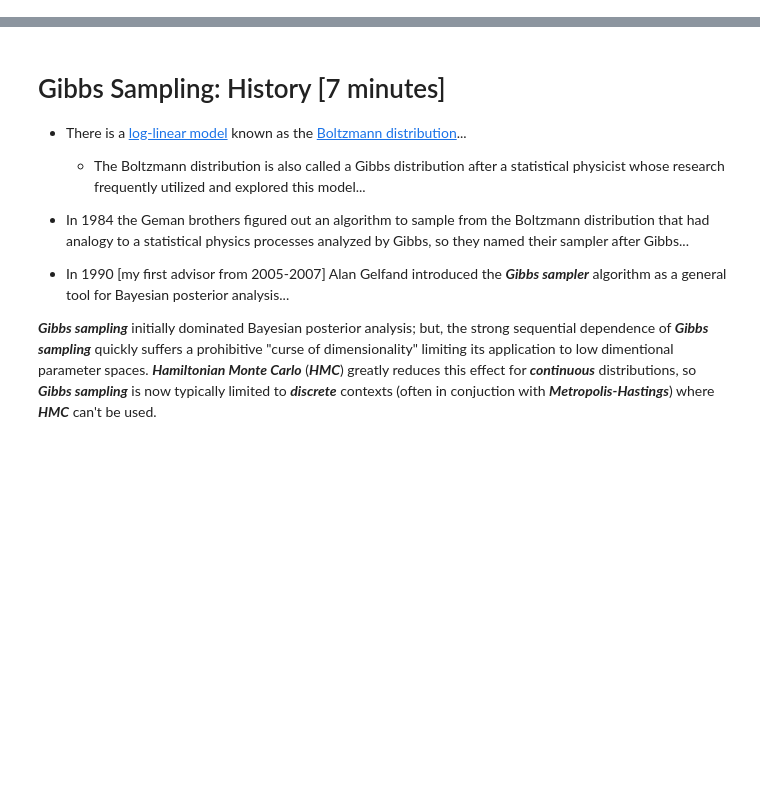
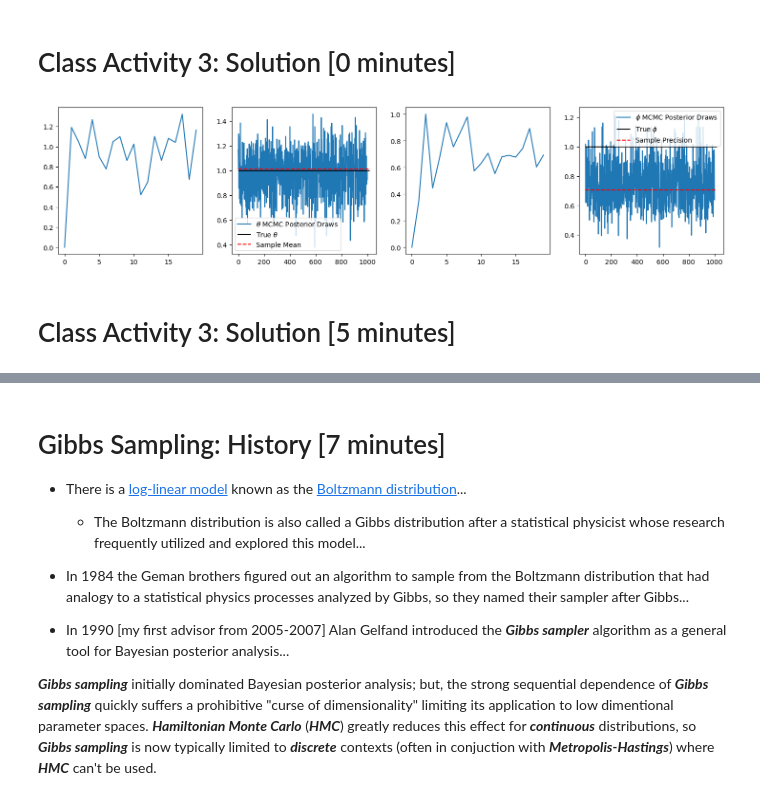
Before and after one commit to pointOfive/STA365_W24_Bayes, a Jupyter notebook: Bayes3_GibbsPyMCandAutocorrelation.ipynb, the cells around one changed output, grey strips where cells are left out. Drawn from its saved outputs; the diff is of its cells as text; code cells hidden in the pictures; blank space fills up the shorter version.

```diff
--- a/Bayes3_GibbsPyMCandAutocorrelation.ipynb
+++ b/Bayes3_GibbsPyMCandAutocorrelation.ipynb
@@ -27,0 +68,26 @@ p(\phi|x, \alpha, \beta, \theta) &={} \text{Gamma}\left(\alpha+\frac{n}{2}, \bet
+# %% [markdown]
+# Class Activity 3: Solution [0 minutes]
+# %%
+# Solution from Leo Watson
+iterations = 1020 # Gibbs Samples
+theta_gibbs_posterior_mcmc_draws,phi_gibbs_posterior_mcmc_draws = np.zeros(iterations+1),np.zeros(iterations+1)
+# initial_theta,initial_phi = 0,0 # Not really an initial phi as we'll do the phi first per update
+# Ideally we want our initial values near the "typical set" which along with similar density values
+# comprise the large majority of the probability of the distribution so the convergence is faster
+np.random.seed(123)
+for i in range(1, iterations + 1):
+    theta_old = theta_gibbs_posterior_mcmc_draws[i-1]
+
+    phi_new = stats.gamma(a = alpha+n/2, scale = (1/(beta+1/2*sum((x-theta_old)**2)))).rvs()
+    phi_gibbs_posterior_mcmc_draws[i] = phi_new
+
+    theta_new = stats.norm(loc= (tau*theta_0+phi_new*sum(x))/(tau+n*phi_new),
+                           scale= 1/np.sqrt(tau+n*phi_new)).rvs()
+    theta_gibbs_posterior_mcmc_draws[i] = theta_new
+
+burn = 20
+fig,ax = plt.subplots(1,4, figsize=(18,4)); ax[0].plot(theta_gibbs_posterior_mcmc_draws[:burn],label="$\\theta$ burn in"); ax[1].plot(theta_gibbs_posterior_mcmc_draws[burn:],label="$\\theta$ MCMC Posterior Draws"); ax[2].plot(phi_gibbs_posterior_mcmc_draws[:burn], label="$\\phi$ burn in"); ax[3].plot(phi_gibbs_posterior_mcmc_draws[burn:], label="$\\phi$ MCMC Posterior Draws"); ax[1].hlines(theta_true,0,iterations,'k',label='True $\\theta$'); ax[3].hlines(phi_true,0,iterations,'k',label='True $\\phi$'); ax[1].hlines(x.mean(),0,iterations,'r',linestyle='dashed',label='Sample Mean'); ax[1].legend(); ax[3].hlines(1/x.var(),0,iterations,'r',linestyle='dashed',label='Sample Precision'); ax[3].legend();
+# %% [output]
+[figure, added]
+# %% [markdown]
+# Class Activity 3: Solution [5 minutes]
```
Also changed, not shown: parts of 10 cells of this notebook.
